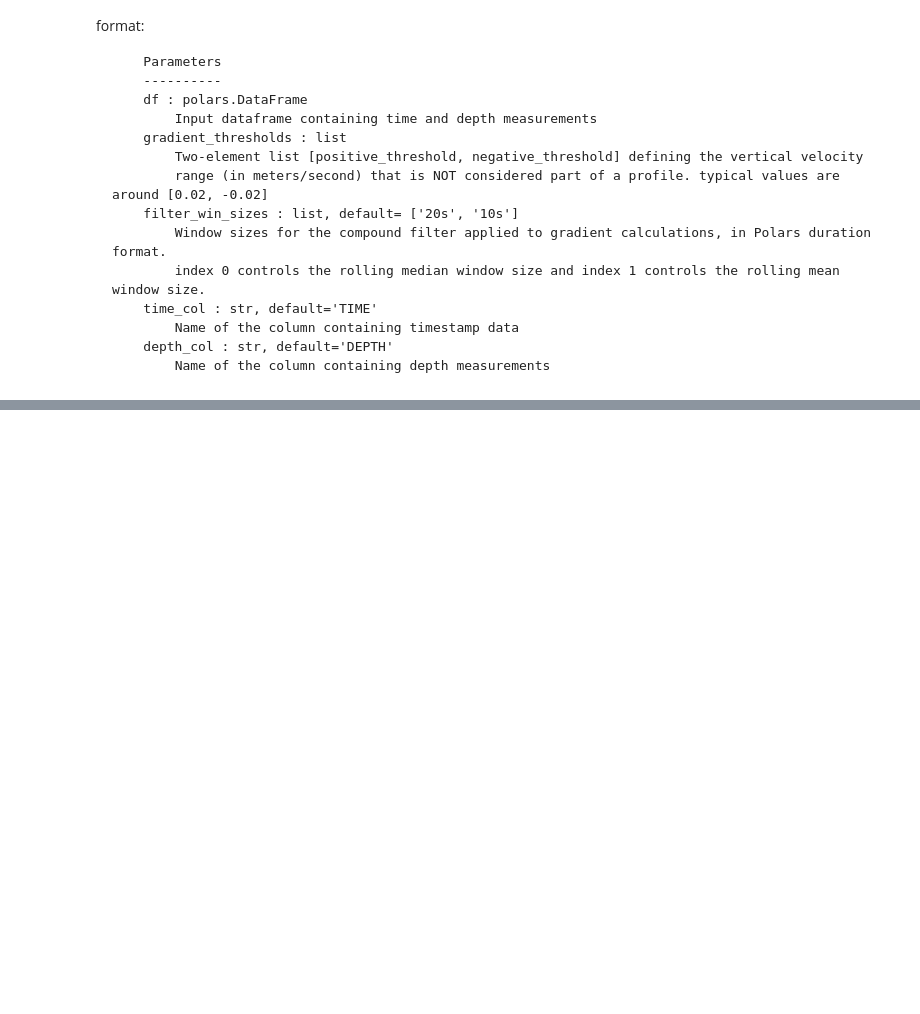
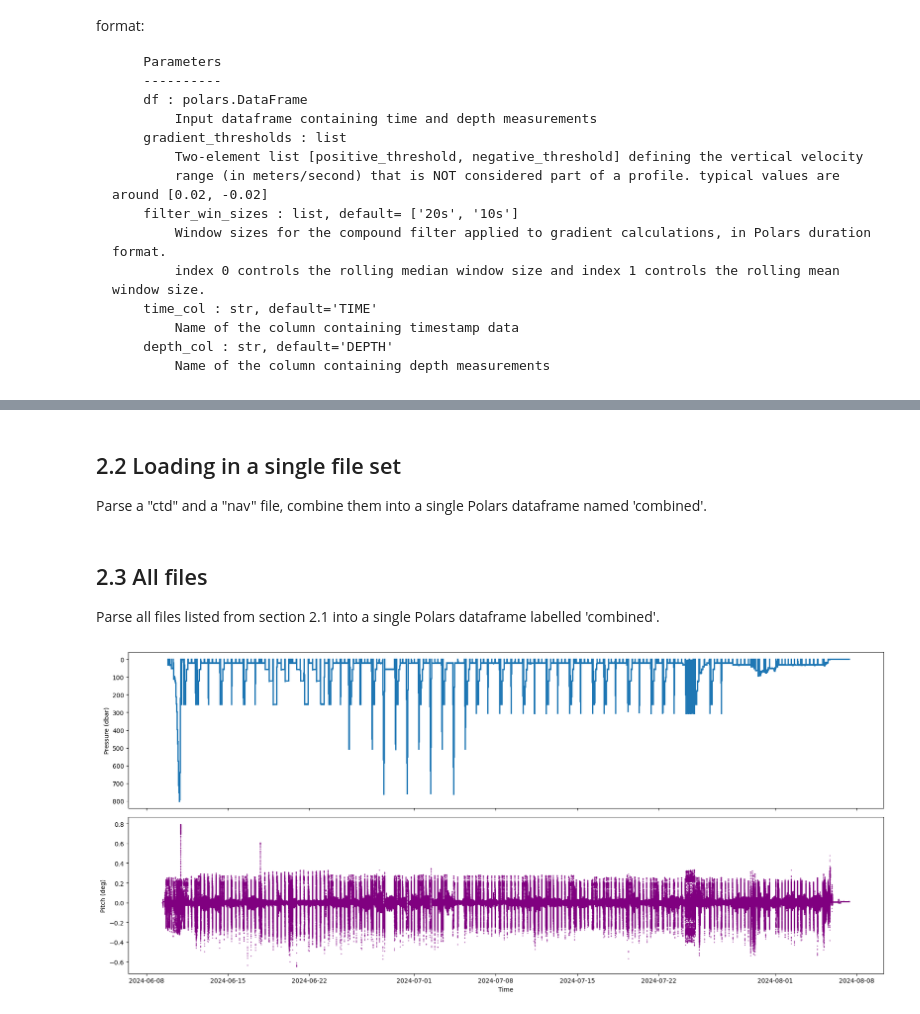
Before and after one commit to Klankers/toolbox, a Jupyter notebook: examples/notebooks/ALR_profile_slicing.ipynb, the cells around one changed output, grey strips where cells are left out. Cells and saved outputs as stored; diff of their text form; code cells hidden in the pictures; blank space fills up the shorter version.

```diff
--- a/examples/notebooks/ALR_profile_slicing.ipynb
+++ b/examples/notebooks/ALR_profile_slicing.ipynb
@@ -54,10 +75,13 @@ sci_nav_file_type = '*.csv'
 
 # Get a list of all .log files
 sci_nav_data_files = [str(file.resolve()) for file in sci_nav_dir.glob(sci_nav_file_type)]
+# %% [markdown]
+## 2.2 Loading in a single file set
+Parse a "ctd" and a "nav" file, combine them into a single Polars dataframe named 'combined'.
 # %%
 
 # Read in the CTD data
-sci_ctd_file = sci_ctd_data_files[0]
+sci_ctd_file = sci_ctd_data_files[1]
 sci_nav_file = sci_nav_data_files[1]
 
 # Read in the nav data
@@ -165,3 +189,6 @@ combined = combined.sort("Timestamp")
 combined = combined.with_columns(
     pl.col("Pressure").interpolate_by("Timestamp")
 )
+# %% [markdown]
+## 2.3 All files
+Parse all files listed from section 2.1 into a single Polars dataframe labelled 'combined'.
@@ -167,0 +305,29 @@ combined = combined.with_columns(
+# %%
+# Convert TIME column
+df_plot = big_df.with_columns(
+    (pl.col("Timestamp") * 1e9).cast(pl.Datetime("ns")).alias("TIME")
+)
+
+# Extract numpy arrays
+time_vals = df_plot["TIME"].to_numpy()
+pressure_vals = df_plot["Pressure"].to_numpy()
+pitch_vals = df_plot["pitch"].to_numpy()
+
+# --- Plotting (2 panels, shared x-axis) ---
+fig, axs = plt.subplots(2, 1, figsize=(18, 8), sharex=True)
+
+# Pressure (treat as depth)
+axs[0].plot(time_vals, pressure_vals,
+            marker=".", markersize=1, ls="", c="tab:blue")
+axs[0].set(ylabel="Pressure (dbar)")   # or "Depth" if that's your intent
+axs[0].invert_yaxis()  # like CTD profiles: deeper = down
+
+# Pitch
+axs[1].plot(time_vals, pitch_vals,
+            marker=".", markersize=1, ls="", c="purple")
+axs[1].set(xlabel="Time", ylabel="Pitch (deg)")
+
+plt.tight_layout()
+plt.show()
+# %% [output]
+[figure, added]
```
Also changed, not shown: parts of 6 cells of this notebook, 1 other file.
